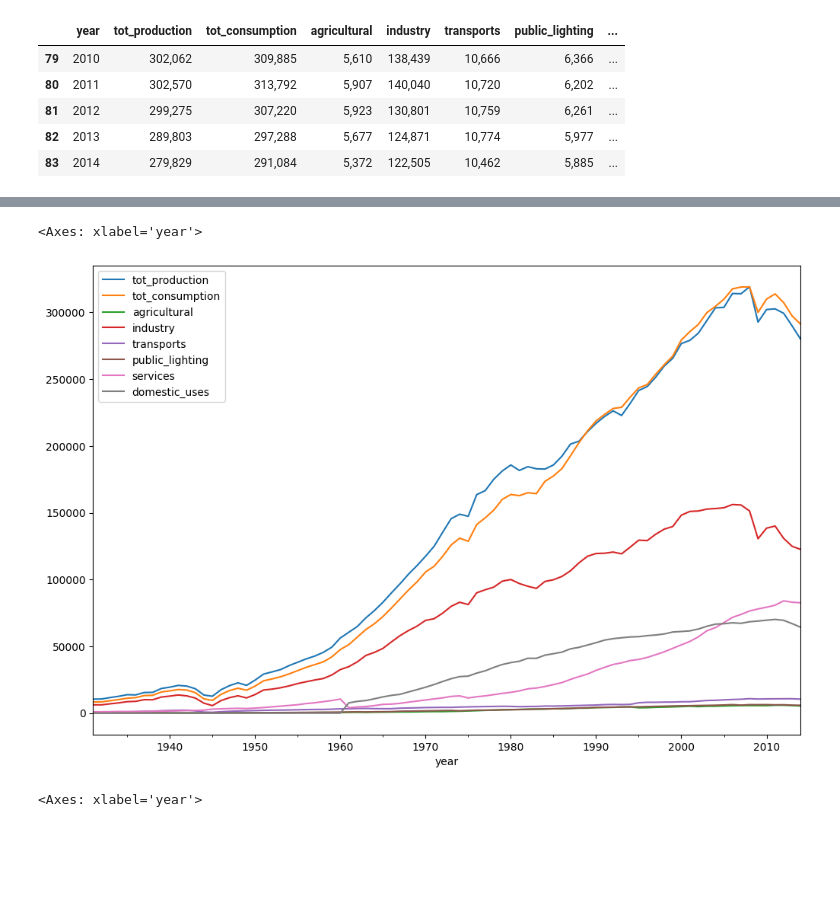
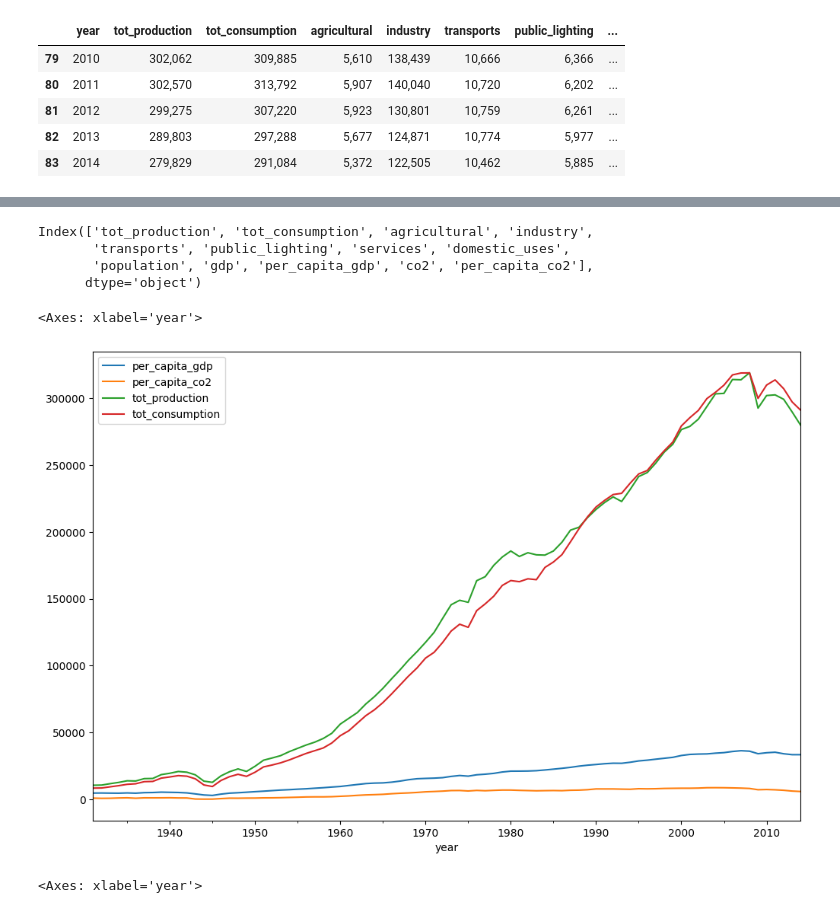
Before and after one commit to depa-tto/Multivariate-Time-Series-project, a Jupyter notebook: time_series_project.ipynb, the cells around one changed output, grey strips where cells are left out. Saved outputs shown, nothing was run; the diff lists cells and outputs as text; code cells hidden in the pictures; blank space fills up the shorter version.

```diff
--- a/time_series_project.ipynb
+++ b/time_series_project.ipynb
@@ -38,0 +106,2 @@ data_owid
+# %%
+co2 = co2.set_index('year').dropna()
@@ -90,7 +176,7 @@ data.tail()
 | 82 | 2013 | 289,803 | 297,288 | 5,677 | 124,871 | 10,774 | 5,977 | ... |
 | 83 | 2014 | 279,829 | 291,084 | 5,372 | 122,505 | 10,462 | 5,885 | ... |
 # %%
-data['gdp_pp'] = data['gdp'] / data['population']
+data['per_capita_gdp'] = data['gdp'] / data['population']
 # %%
 data['population'] = data['population'] / 1000
 # %%
@@ -120,6 +190,10 @@ data
 data['year'] = pd.to_datetime(data['year'],format='%Y')
 # %%
 data.set_index('year',inplace=True)
+# %%
+data = data.merge(co2,left_index=True,right_index=True,how='left')
+# %%
+data['per_capita_co2'] = data['co2'] / data['population']
 # %%
 data
 # %% [output]
@@ -145,8 +219,15 @@ data.plot(figsize=(12,8))
+# %%
+data.columns
+# %% [output]
+Index(['tot_production', 'tot_consumption', 'agricultural', 'industry',
+       'transports', 'public_lighting', 'services', 'domestic_uses',
+       'population', 'gdp', 'per_capita_gdp', 'co2', 'per_capita_co2'],
+      dtype='object')
 # %%
-data.drop(['gdp','population','gdp_pp'],axis=1).plot(figsize=(12,8))
+data[['per_capita_gdp','per_capita_co2','tot_production','tot_consumption']].plot(figsize=(12,8))
 # %% [output]
 <Axes: xlabel='year'>
-[figure, old version]
+[figure, new version]
 # %%
 data[['agricultural','transports']].plot(figsize=(12,8))
 # %% [output]
```
Also changed, not shown: parts of 51 cells of this notebook, 1 other file.
